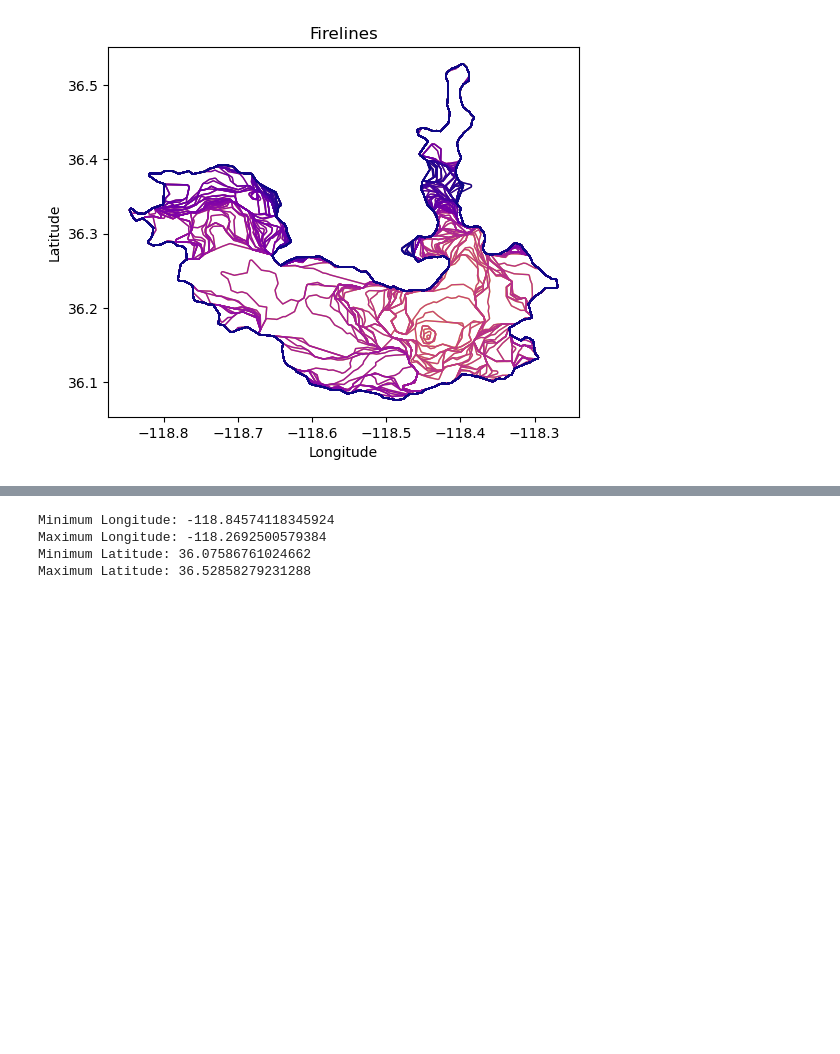
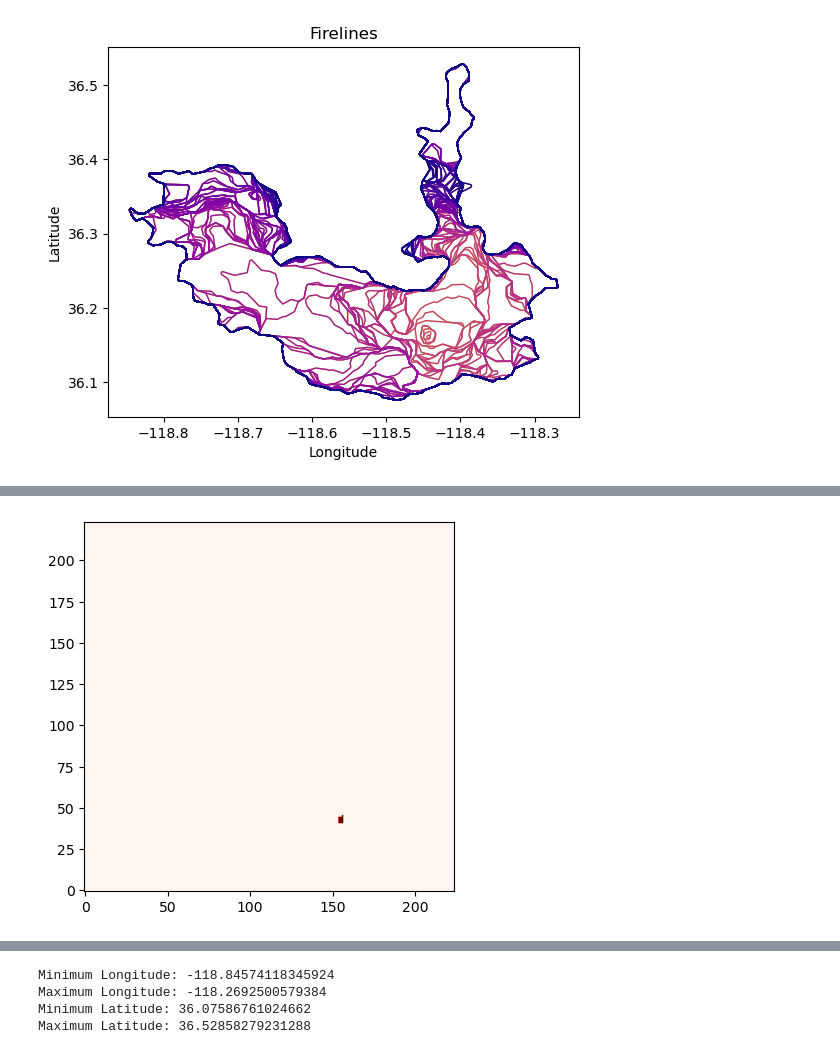
Before and after one commit to Jared-Mac/firegen, a Jupyter notebook: explore_dataset.ipynb, the cells around one changed output, grey strips where cells are left out. Saved outputs shown, nothing was run; the diff lists cells and outputs as text; code cells hidden in the pictures; blank space fills up the shorter version.

Commit message:
flame progression & frames pickle

```diff
--- a/explore_dataset.ipynb
+++ b/explore_dataset.ipynb
@@ -77 +121,15 @@ shape = shape['geometry']
+# %%
+def create_frames(df):
+    frames = []
+    minx, miny, maxx, maxy = df.total_bounds
+    xx,yy = create_mesh_grid(minx, miny, maxx, maxy)
+    for index, shape in df.iterrows():
+        geometry = shape['geometry']
+        points = [geometry.contains(shapely.Point(x, y)) for x, y in zip(xx.ravel(), yy.ravel())]
+        raster = np.array(points)
+        raster = raster.reshape(xx.shape)
+        frames.append(raster)
+
+    return frames
+frames = create_frames(filtered_gdf)
 # %%
@@ -95,0 +153,6 @@ plt.show()
+# %%
+# Plotting
+plt.imshow(frames[1], origin='lower', cmap='Reds')
+plt.show()
+# %% [output]
+[figure, added]
```
Also changed, not shown: parts of 7 cells of this notebook, 1 other file.
